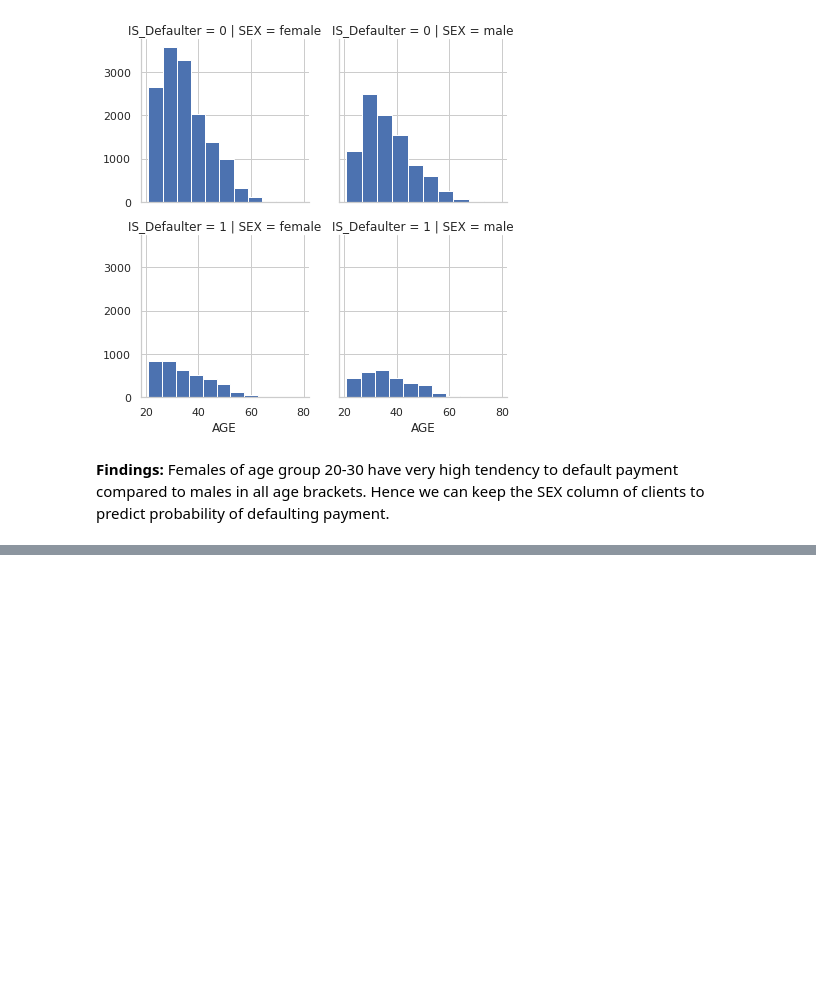
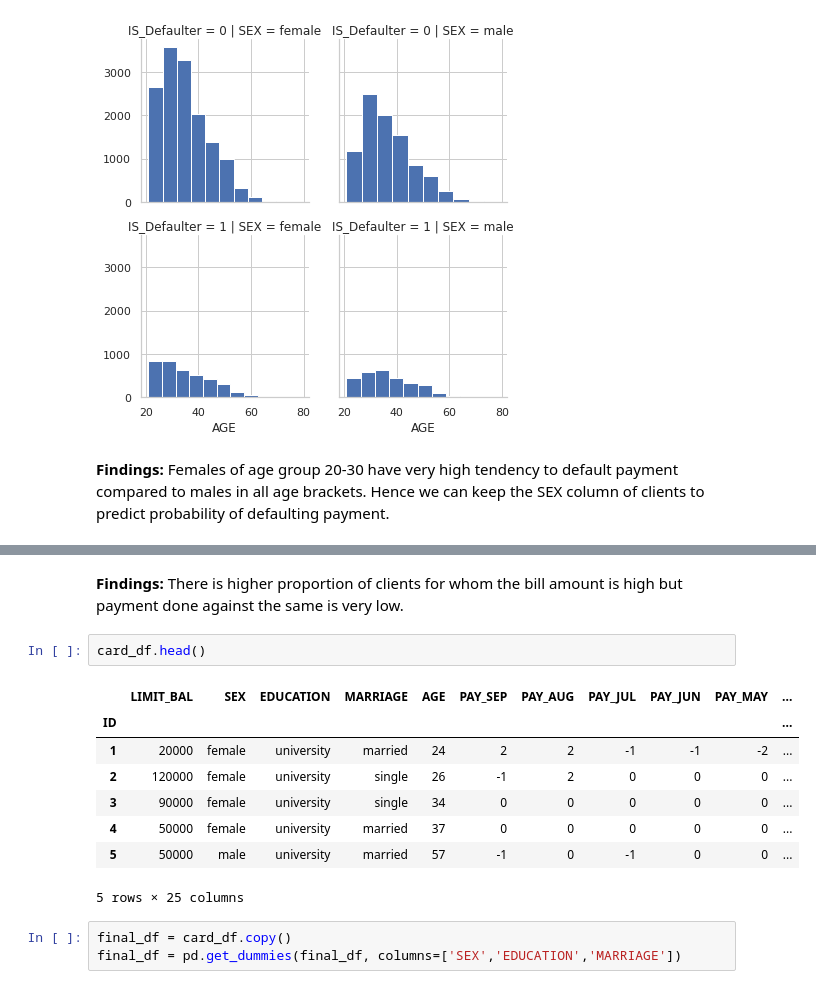
Before and after one commit to sudeep-009/Classification-Capstone-Project--Card-Default-Prediction, a Jupyter notebook: Copy_of_Credit_Card_Default_Prediction_Capstone_Project.ipynb, the cells around one changed output, grey strips where cells are left out. Drawn from its saved outputs; the diff is of its cells as text; blank space fills up the shorter version.

```diff
--- a/Copy_of_Credit_Card_Default_Prediction_Capstone_Project.ipynb
+++ b/Copy_of_Credit_Card_Default_Prediction_Capstone_Project.ipynb
@@ -374,0 +374,16 @@ for i in features:
+# %% [markdown]
+**Findings:** There is higher proportion of clients for whom the bill amount is high but payment done against the same is very low.
+# %%
+card_df.head()
+# %% [output]
+|  | LIMIT_BAL | SEX | EDUCATION | MARRIAGE | AGE | PAY_SEP | PAY_AUG | PAY_JUL | PAY_JUN | PAY_MAY | ... |
+| ID |  |  |  |  |  |  |  |  |  |  | ... |
+| 1 | 20000 | female | university | married | 24 | 2 | 2 | -1 | -1 | -2 | ... |
+| 2 | 120000 | female | university | single | 26 | -1 | 2 | 0 | 0 | 0 | ... |
+| 3 | 90000 | female | university | single | 34 | 0 | 0 | 0 | 0 | 0 | ... |
+| 4 | 50000 | female | university | married | 37 | 0 | 0 | 0 | 0 | 0 | ... |
+| 5 | 50000 | male | university | married | 57 | -1 | 0 | -1 | 0 | 0 | ... |
+5 rows × 25 columns
+# %%
+final_df = card_df.copy()
+final_df = pd.get_dummies(final_df, columns=['SEX','EDUCATION','MARRIAGE'])
```
Also changed, not shown: parts of 10 cells of this notebook.
